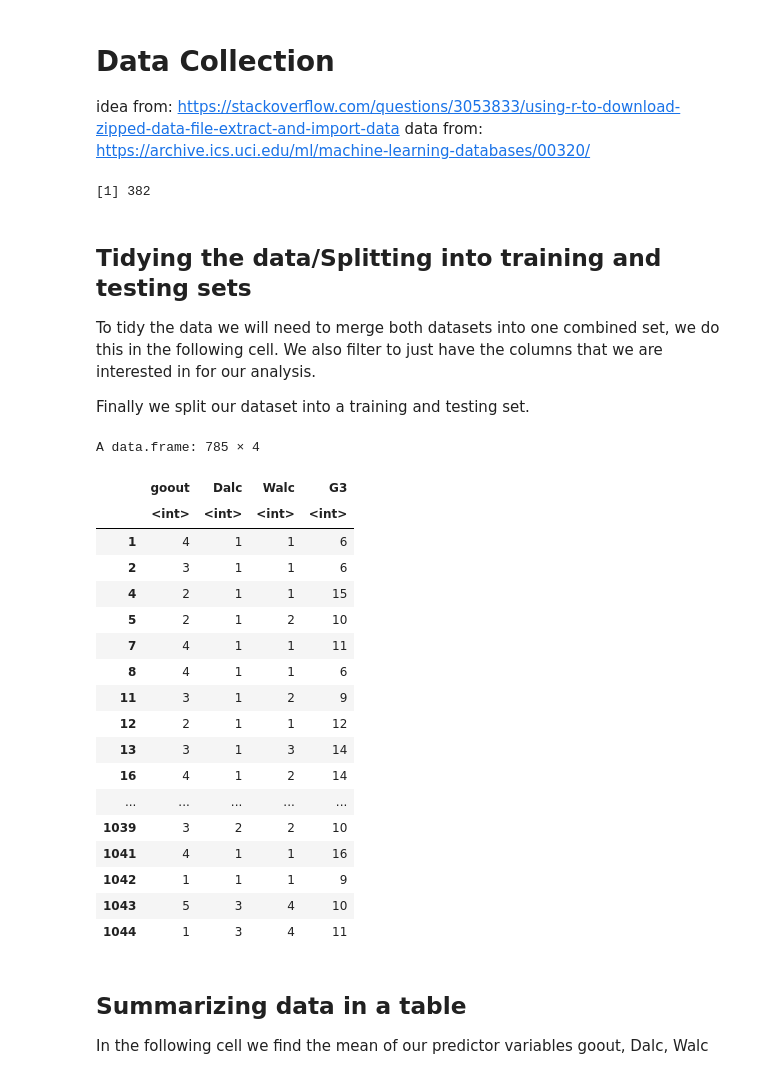
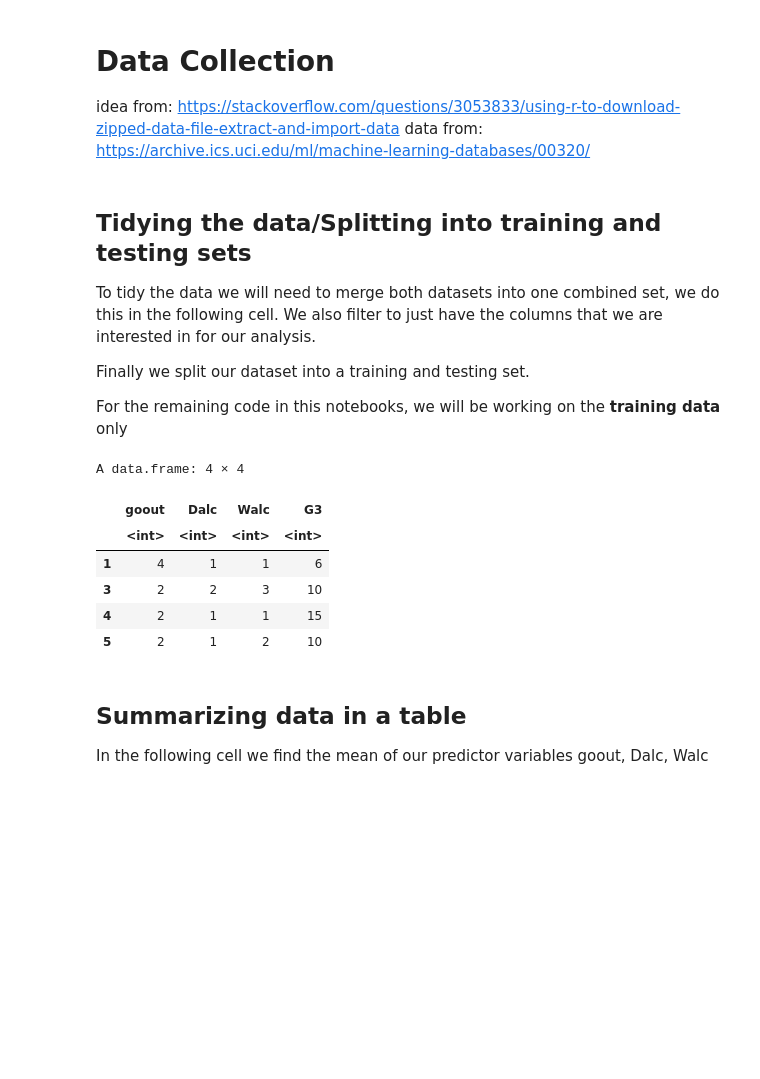
Before and after one commit to eto168/DSCI100_team24_project_proposal, a Jupyter notebook: Test.ipynb, the cells around one changed output. Drawn from its saved outputs; the diff is of its cells as text; code cells hidden in the pictures; blank space fills up the shorter version.

```diff
--- a/Test.ipynb
+++ b/Test.ipynb
@@ -100,60 +100,52 @@ unlink(tempfile)
 # %%
 #Combining the data done by the authors
 
-combined <- merge(student_mat,
-                  student_por,
-                  by = c("school",
-                        "sex",
-                        "age",
-                        "address",
-                        "famsize",
-                        "Pstatus",
-                        "Medu",
-                        "Fedu",
-                        "Mjob",
-                        "Fjob",
-                        "reason",
-                        "nursery",
-                        "internet"))
+# combined <- merge(student_mat,
+#                   student_por,
+#                   by = c("school",
+#                         "sex",
+#                         "age",
+#                         "address",
+#                         "famsize",
+#                         "Pstatus",
+#                         "Medu",
+#                         "Fedu",
+#                         "Mjob",
+#                         "Fjob",
+#                         "reason",
+#                         "nursery",
+#                         "internet"))
 
-print(nrow(combined)) # 382 students
+# print(nrow(combined)) # 382 students
+# print(ncol(combined))
+
+# combined
-# %% [output]
-[1] 382
 # %% [markdown]
 ## Tidying the data/Splitting into training and testing sets
 To tidy the data we will need to merge both datasets into one combined set, we do this in the following cell.
 We also filter to just have the columns that we are interested in for our analysis.
 
 Finally we split our dataset into a training and testing set.
+
+For the remaining code in this notebooks, we will be working on the __training data__ only
 # %%
 total_set <- rbind(student_mat, student_por)
+
 filtered_set <- total_set %>%
                 select(goout, Dalc, Walc, G3)
 
-data_split <- initial_split(filtered_set, prop = 0.75, strata = G3)
+data_split <- initial_split(filtered_set, prop = 0.75, strata = G3)  #where G3 = final grade
 data_train <- training(data_split)
 data_test <- testing(data_split)
-data_train
+head(data_train, 4)
 # %% [output]
-A data.frame: 785 × 4
+A data.frame: 4 × 4
 |  | goout | Dalc | Walc | G3 |
 |  | <int> | <int> | <int> | <int> |
 | 1 | 4 | 1 | 1 | 6 |
-| 2 | 3 | 1 | 1 | 6 |
+| 3 | 2 | 2 | 3 | 10 |
 | 4 | 2 | 1 | 1 | 15 |
 | 5 | 2 | 1 | 2 | 10 |
-| 7 | 4 | 1 | 1 | 11 |
-| 8 | 4 | 1 | 1 | 6 |
-| 11 | 3 | 1 | 2 | 9 |
-| 12 | 2 | 1 | 1 | 12 |
-| 13 | 3 | 1 | 3 | 14 |
-| 16 | 4 | 1 | 2 | 14 |
-| ... | ... | ... | ... | ... |
-| 1039 | 3 | 2 | 2 | 10 |
-| 1041 | 4 | 1 | 1 | 16 |
-| 1042 | 1 | 1 | 1 | 9 |
-| 1043 | 5 | 3 | 4 | 10 |
-| 1044 | 1 | 3 | 4 | 11 |
 # %% [markdown]
 ## Summarizing data in a table
 
```
Also changed, not shown: parts of 6 cells of this notebook.
